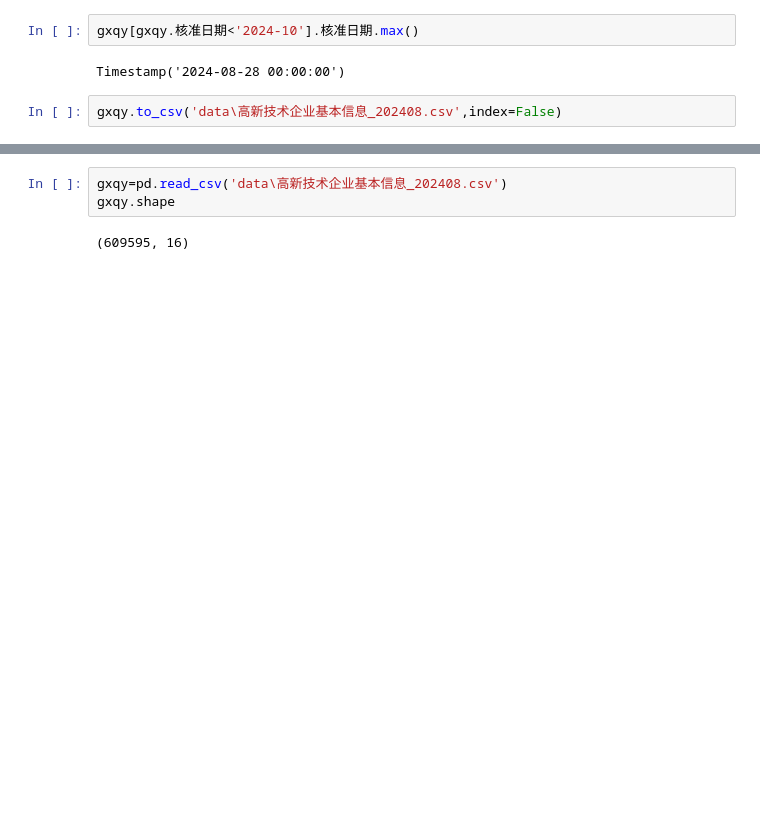
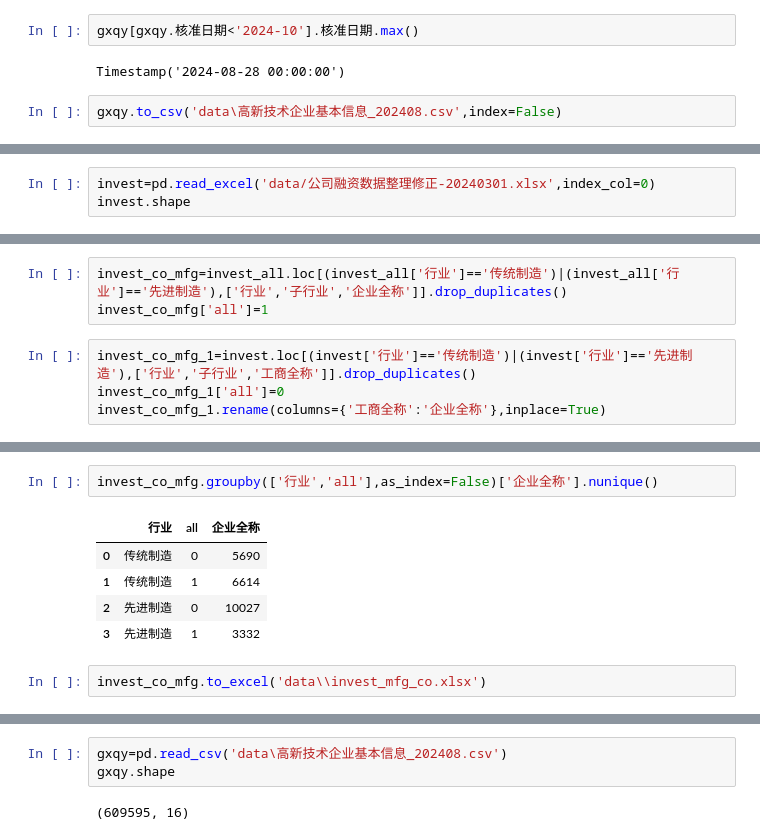
Before and after one commit to ideatechresearch/patent_invest, a Jupyter notebook: 专精特新&高新技术&税调&创新基金&火炬项目&融资企业与专利.ipynb, the cells around one changed output, grey strips where cells are left out. Saved outputs shown, nothing was run; the diff lists cells and outputs as text; blank space fills up the shorter version.

```diff
--- a/专精特新&高新技术&税调&创新基金&火炬项目&融资企业与专利.ipynb
+++ b/专精特新&高新技术&税调&创新基金&火炬项目&融资企业与专利.ipynb
@@ -2696,0 +2824,3 @@ gxqy.to_csv('data\高新技术企业基本信息_202408.csv',index=False)
+# %%
+invest=pd.read_excel('data/公司融资数据整理修正-20240301.xlsx',index_col=0)
+invest.shape
@@ -2696,0 +2893,7 @@ gxqy.to_csv('data\高新技术企业基本信息_202408.csv',index=False)
+# %%
+invest_co_mfg=invest_all.loc[(invest_all['行业']=='传统制造')|(invest_all['行业']=='先进制造'),['行业','子行业','企业全称']].drop_duplicates()
+invest_co_mfg['all']=1
+# %%
+invest_co_mfg_1=invest.loc[(invest['行业']=='传统制造')|(invest['行业']=='先进制造'),['行业','子行业','工商全称']].drop_duplicates()
+invest_co_mfg_1['all']=0
+invest_co_mfg_1.rename(columns={'工商全称':'企业全称'},inplace=True)
@@ -2696,0 +2912,10 @@ gxqy.to_csv('data\高新技术企业基本信息_202408.csv',index=False)
+# %%
+invest_co_mfg.groupby(['行业','all'],as_index=False)['企业全称'].nunique()
+# %% [output]
+|  | 行业 | all | 企业全称 |
+| 0 | 传统制造 | 0 | 5690 |
+| 1 | 传统制造 | 1 | 6614 |
+| 2 | 先进制造 | 0 | 10027 |
+| 3 | 先进制造 | 1 | 3332 |
+# %%
+invest_co_mfg.to_excel('data\\invest_mfg_co.xlsx')
```
Also changed, not shown: parts of 50 cells of this notebook, 16 other files.
